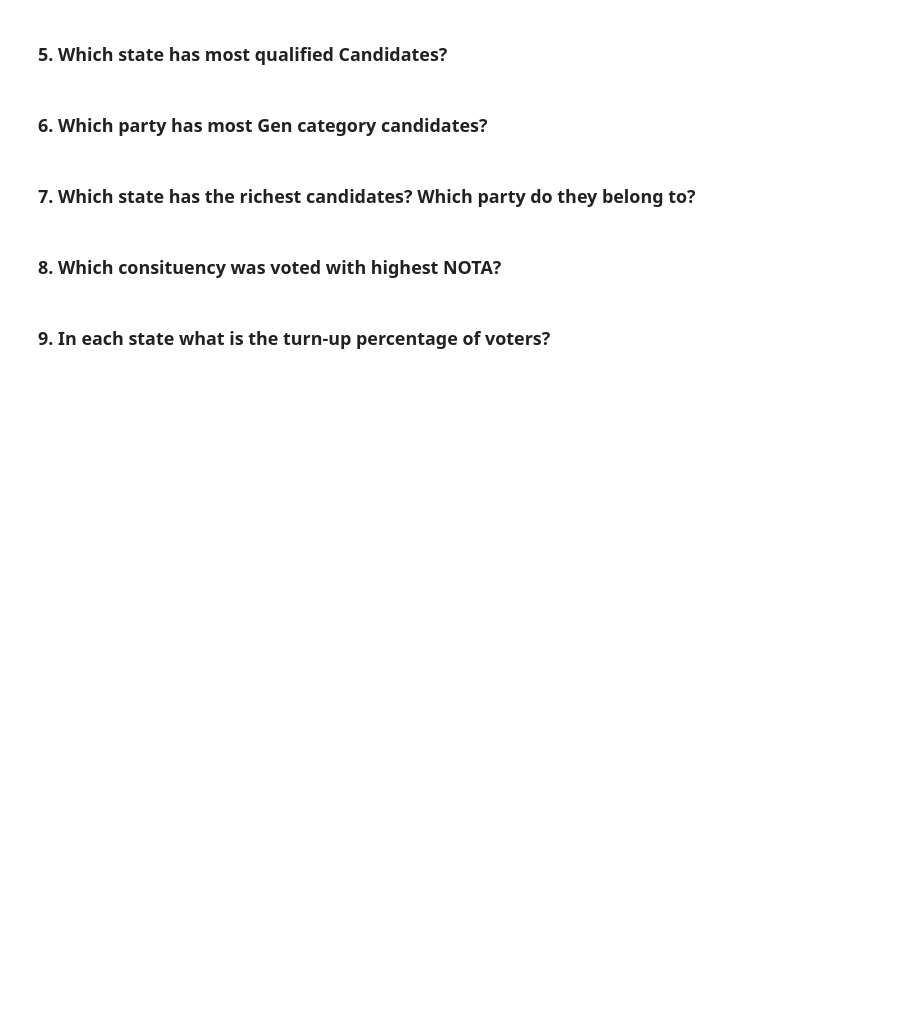
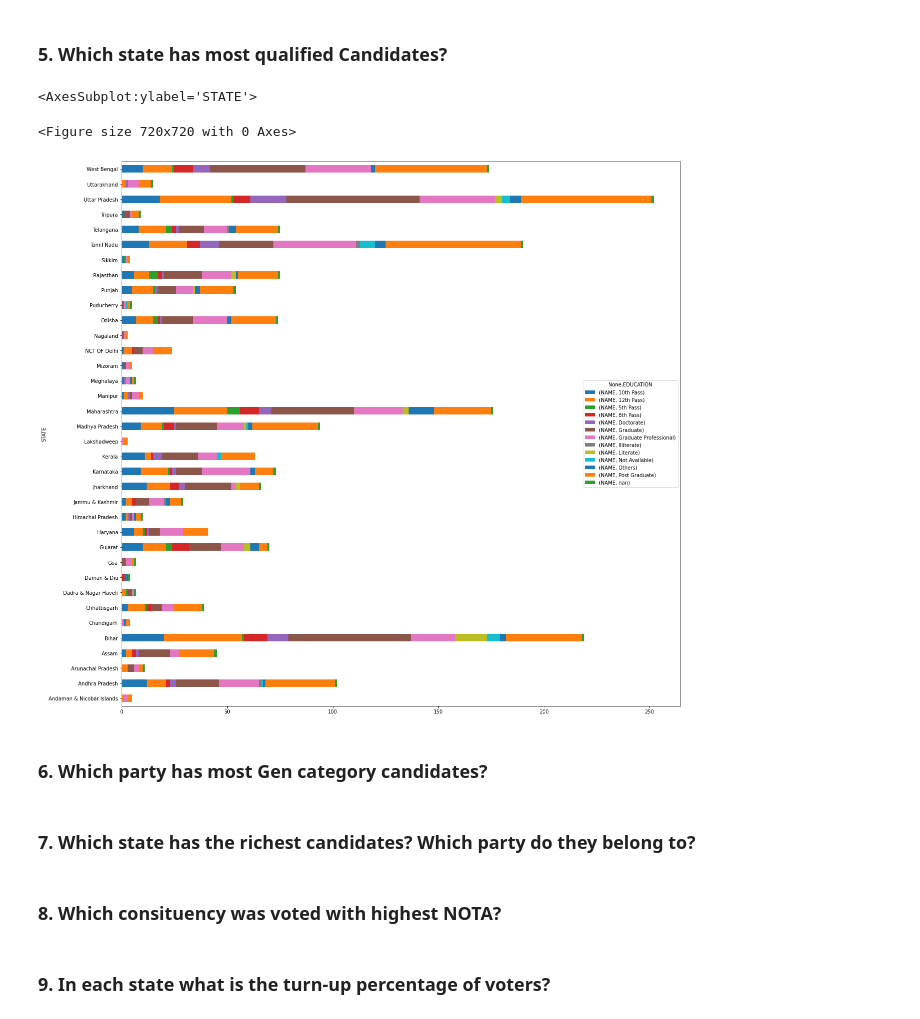
Before and after one commit to anuj3101/Atom, a Jupyter notebook: Indian_elections_2019.ipynb, the cells around one changed output. Drawn from its saved outputs; the diff is of its cells as text; code cells hidden in the pictures; blank space fills up the shorter version.

```diff
--- a/Indian_elections_2019.ipynb
+++ b/Indian_elections_2019.ipynb
@@ -176,5 +187,15 @@ pd.DataFrame(q1['AGE'].groupby([q1['STATE']]).mean().sort_values(ascending=False
 # %% [markdown]
 ### 5. Which state has most qualified Candidates?
+# %%
+df.head()
+fig=plt.gcf()
+fig.set_size_inches(10,10)
+
+pd.DataFrame(df.groupby(['STATE','EDUCATION'])['NAME'].nunique()).sort_values(by='NAME',ascending=False).unstack().plot(kind='barh',stacked=True,figsize=(20,20))
+# %% [output]
+<AxesSubplot:ylabel='STATE'>
+<Figure size 720x720 with 0 Axes>
+[figure, added]
 # %% [markdown]
 ### 6. Which party has most Gen category candidates?
 # %% [markdown]
```
Also changed, not shown: parts of 14 cells of this notebook.
